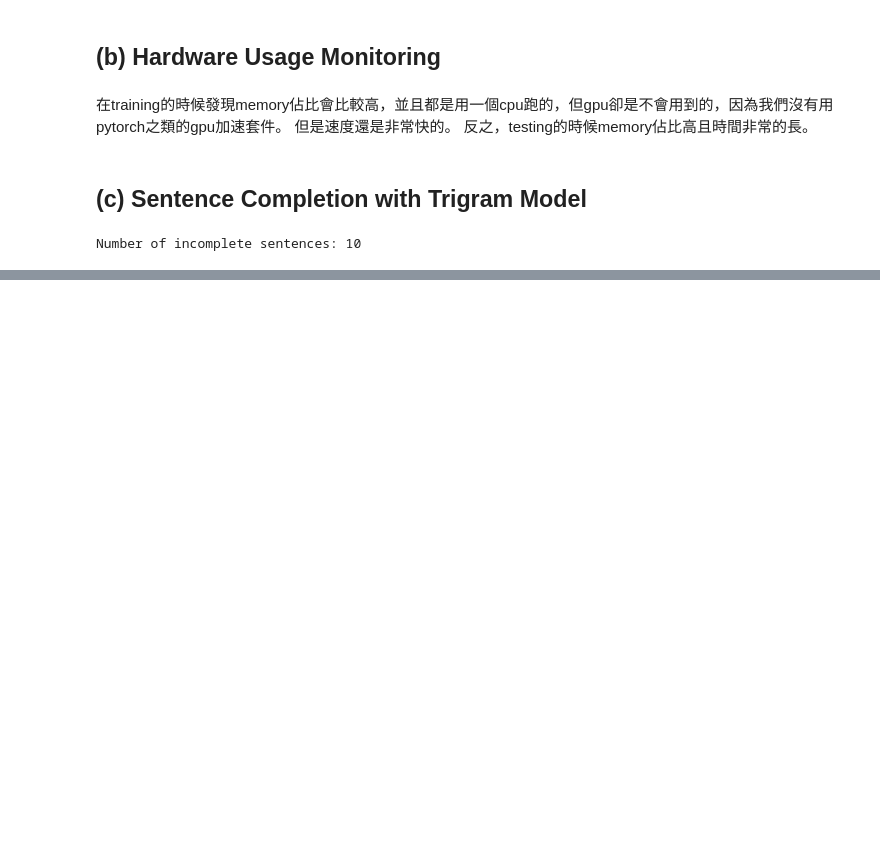
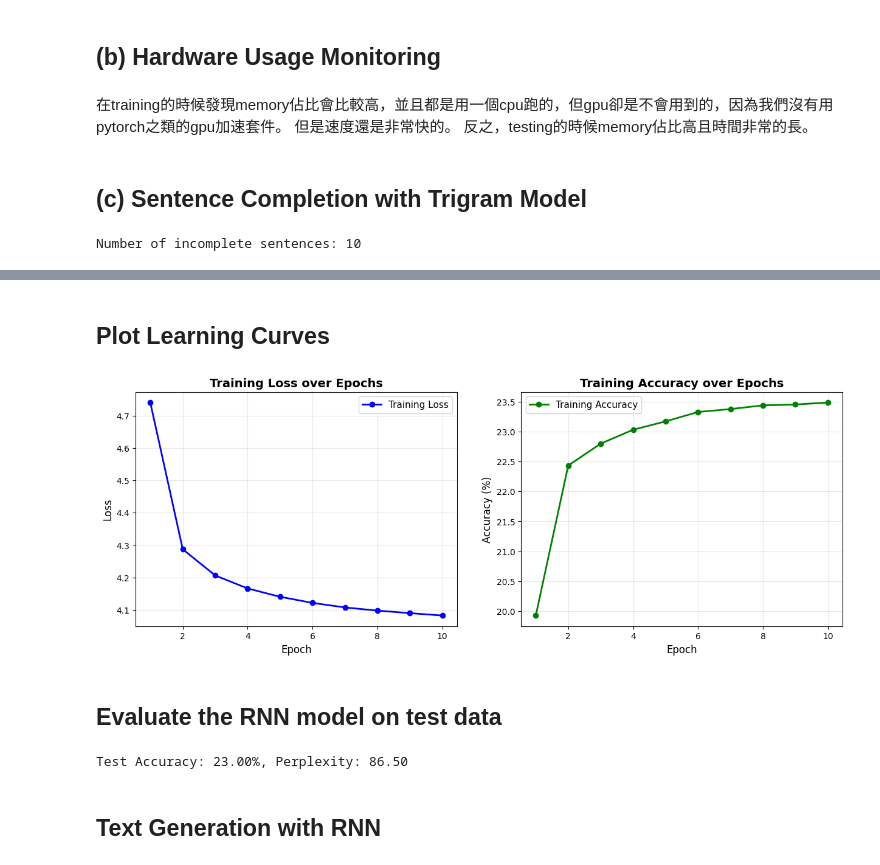
Before and after one commit to Leowwd/LLM_HW1, a Jupyter notebook: hw1_1_314554029.ipynb, the cells around one changed output, grey strips where cells are left out. Cells and saved outputs as stored; diff of their text form; code cells hidden in the pictures; blank space fills up the shorter version.

```diff
--- a/hw1_1_314554029.ipynb
+++ b/hw1_1_314554029.ipynb
@@ -8,7 +8,7 @@ def load_corpus(filepath: str):
         lines = f.readlines()
     return [line.strip().lower().split() for line in lines]
 
-dir_root = "/Users/leo_liao/Desktop/LLM_HW1/"
+dir_root = "/home/leo/LLM_HW1/"
 
 training_corpus = load_corpus(dir_root + "train.txt")
 # %% [markdown]
@@ -316,7 +280,7 @@ print(f"{'='*80}\n")
 
 completed_sentences = []
 
-for i, incomplete in enumerate(incomplete_sentences, 1):
+for i, incomplete in enumerate(incomplete_sentences):
     print(f"Sentence {i}:")
     print(f"  Incomplete: {' '.join(incomplete)}")
 
@@ -346,0 +387,8 @@ Sentence 10:
+# %%
+# Create DataLoaders
+batch_size = 32
+train_loader = DataLoader(train_dataset, batch_size=batch_size, shuffle=True)
+test_loader = DataLoader(test_dataset, batch_size=batch_size, shuffle=False)
+
+print(f"Number of training batches: {len(train_loader)}")
+print(f"Number of test batches: {len(test_loader)}")
@@ -346,0 +595,37 @@ Sentence 10:
+# %% [markdown]
+## Plot Learning Curves
+# %%
+import matplotlib.pyplot as plt
+
+# Create figure with subplots
+fig, axes = plt.subplots(1, 2, figsize=(15, 5))
+
+epochs = range(1, num_epochs + 1)
+
+# Plot 1: Training Loss
+axes[0].plot(epochs, history['train_loss'], 'b-o', label='Training Loss', linewidth=2, markersize=6)
+axes[0].set_xlabel('Epoch', fontsize=12)
+axes[0].set_ylabel('Loss', fontsize=12)
+axes[0].set_title('Training Loss over Epochs', fontsize=14, fontweight='bold')
+axes[0].legend(fontsize=11)
+axes[0].grid(True, alpha=0.3)
+
+# Plot 2: Training Accuracy
+axes[1].plot(epochs, [acc * 100 for acc in history['train_acc']], 'g-o', label='Training Accuracy', linewidth=2, markersize=6)
+axes[1].set_xlabel('Epoch', fontsize=12)
+axes[1].set_ylabel('Accuracy (%)', fontsize=12)
+axes[1].set_title('Training Accuracy over Epochs', fontsize=14, fontweight='bold')
+axes[1].legend(fontsize=11)
+axes[1].grid(True, alpha=0.3)
+# %% [output]
+[figure, added]
+# %% [markdown]
+## Evaluate the RNN model on test data
+# %%
+# Evaluate
+test_loss, test_acc, test_perplexity = evaluate_rnn(rnn_model, test_loader, criterion, device)
+print(f"Test Accuracy: {test_acc*100:.2f}%, Perplexity: {test_perplexity:.2f}")
+# %% [output]
+Test Accuracy: 23.00%, Perplexity: 86.50
+# %% [markdown]
+## Text Generation with RNN
```
Also changed, not shown: parts of 34 cells of this notebook, 1 other file.
